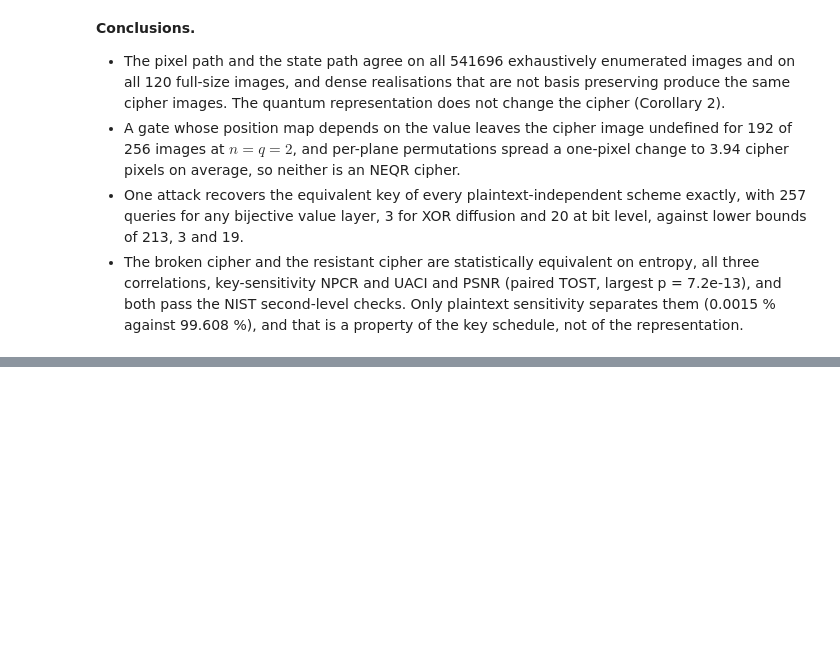
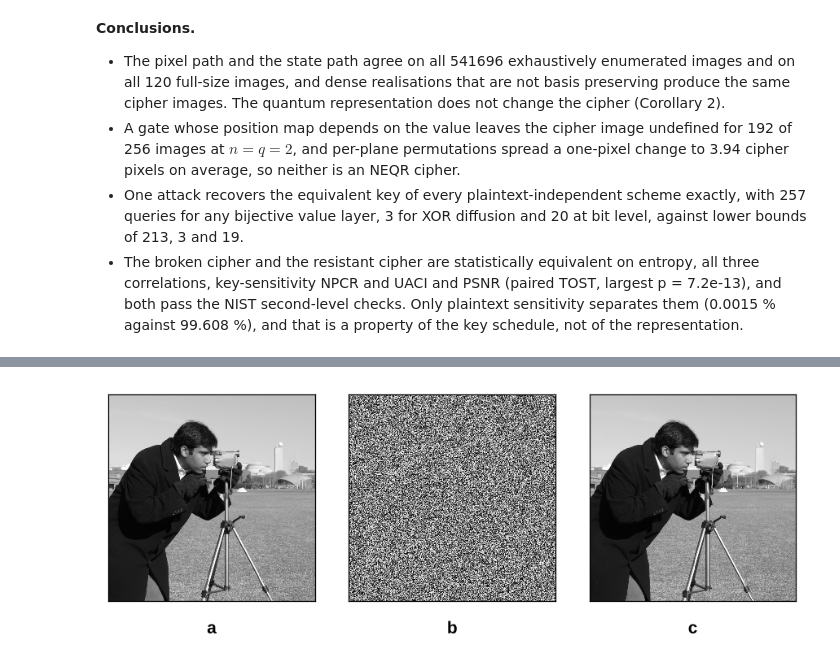
Before and after one commit to hiteshwardev/Quantum-Image-Cipher-Reduction, a Jupyter notebook: notebook.ipynb, the cells around one changed output, grey strips where cells are left out. Saved outputs shown, nothing was run; the diff lists cells and outputs as text; code cells hidden in the pictures; blank space fills up the shorter version.

```diff
--- a/notebook.ipynb
+++ b/notebook.ipynb
@@ -1316,0 +1491,22 @@ display(Markdown(f'''
+# %%
+camera = standard["camera"].reshape(-1)
+xor_cipher = case_ciphers["xor"]
+camera_enc = xor_cipher.encrypt(camera)
+camera_rec = attack.xor_attack(xor_cipher.oracle(), N_CS, Q).decrypt(camera_enc)
+fig = plt.figure(figsize=(plotting.WIDTH_CM * CM, 6.1 * CM))
+panel, left, gap, base = 4.3, 0.85, 0.7, 1.0
+for k, (img, letter) in enumerate([(camera, "a"), (camera_enc, "b"), (camera_rec, "c")]):
+    x0 = left + k * (panel + gap)
+    axk = fig.add_axes((x0 / plotting.WIDTH_CM, base / 6.1, panel / plotting.WIDTH_CM, panel / 6.1))
+    axk.imshow(img.reshape(SIDE_CS, SIDE_CS), cmap="gray", vmin=0, vmax=L - 1)
+    axk.set_xticks([])
+    axk.set_yticks([])
+    for spine in axk.spines.values():
+        spine.set_visible(True)
+        spine.set_linewidth(0.6)
+    fig.text((x0 + panel / 2) / plotting.WIDTH_CM, 0.42 / 6.1, letter, ha="center", va="center",
+             fontsize=10, fontweight="bold")
+publish(fig, "fig17_case_study")
+case_results["figure_recovered"] = attack.pixel_accuracy(camera_rec, camera)
+# %% [output]
+[figure, added]
```
Also changed, not shown: parts of 9 cells of this notebook, 12 other files.
